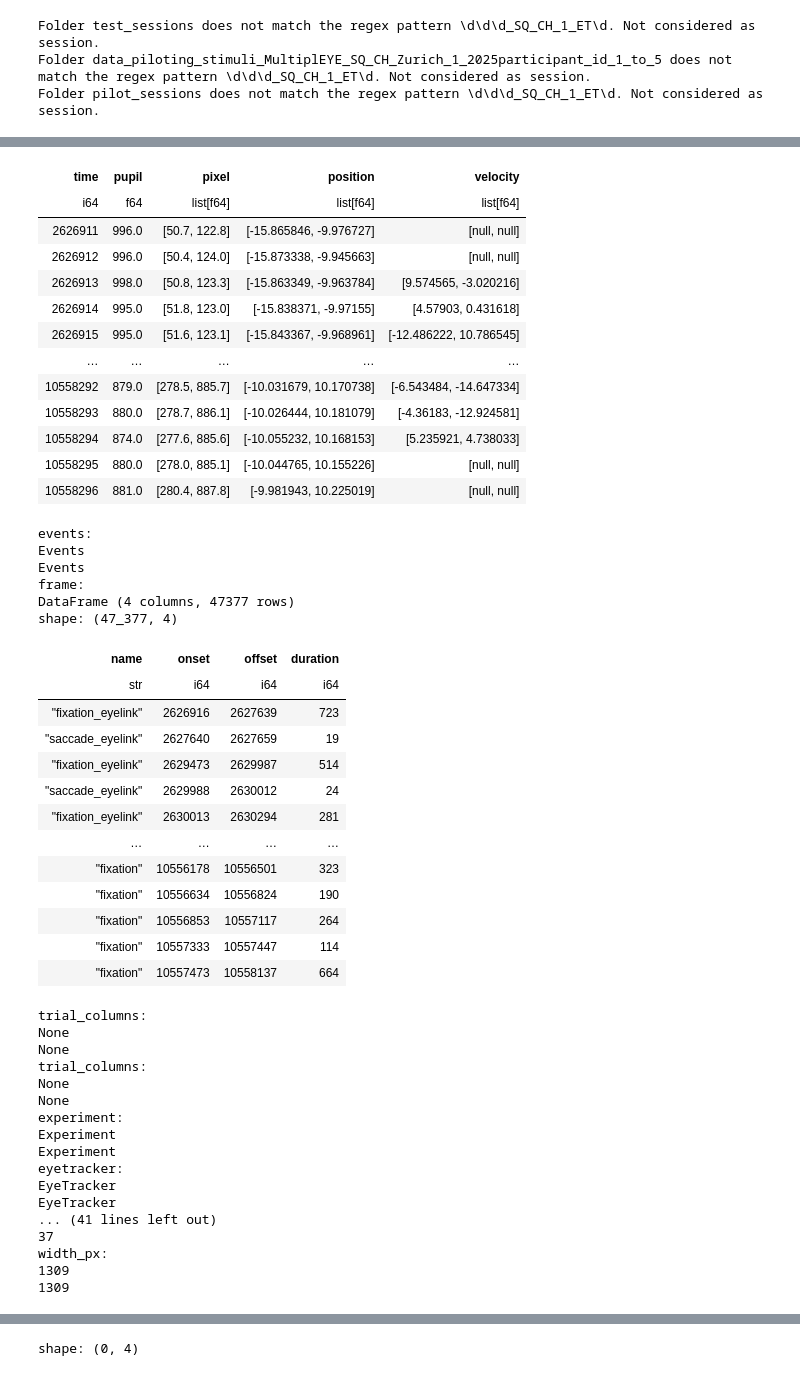
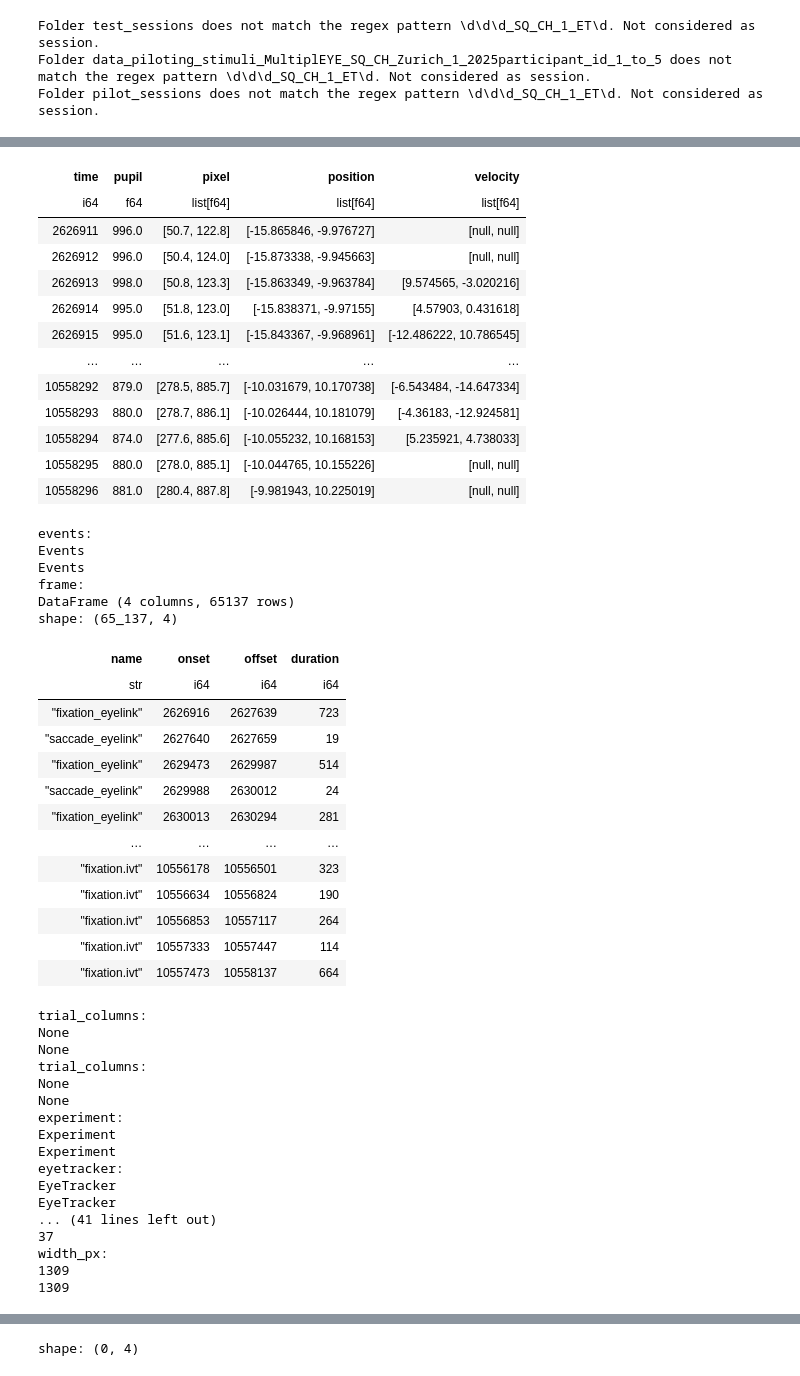
Before and after one commit to MultiplEYE-COST/multipleye-preprocessing, a Jupyter notebook: preprocessing-AS.ipynb, the cells around one changed output, grey strips where cells are left out. Drawn from its saved outputs; the diff is of its cells as text; code cells hidden in the pictures.

```diff
--- a/preprocessing-AS.ipynb
+++ b/preprocessing-AS.ipynb
@@ -133,12 +60,12 @@ from pymovements.gaze.io import from_asc
 # %%
-def load_session_gaze(session):
-    gaze = from_asc(
-        file=session['asc_path'],
-        events=True
-    )
-    return gaze
+from pymovements.gaze.io import from_asc
 
-gaze = load_session_gaze(sessions[0])
+raw_file = sessions[0]['asc_path']
+
+gaze = from_asc(
+    file=raw_file,
+    events=True
+)
 
 # Set screen parameters for degrees of visual angle conversion
 # a must-have in order to convert pixels to degrees of visual angle
@@ -260,42 +282,43 @@ gaze.detect(method="ivt", velocity_threshold=30)
 # %%
+gaze.detect(method="ivt", velocity_threshold=30, name="fixation.ivt")
 gaze
 # %% [output]
 Gaze
 samples:
 DataFrame (5 columns, 3542605 rows)
 shape: (3_542_605, 5)
 | time | pupil | pixel | position | velocity |
 | i64 | f64 | list[f64] | list[f64] | list[f64] |
 | 2626911 | 996.0 | [50.7, 122.8] | [-15.865846, -9.976727] | [null, null] |
 | 2626912 | 996.0 | [50.4, 124.0] | [-15.873338, -9.945663] | [null, null] |
 | 2626913 | 998.0 | [50.8, 123.3] | [-15.863349, -9.963784] | [9.574565, -3.020216] |
 | 2626914 | 995.0 | [51.8, 123.0] | [-15.838371, -9.97155] | [4.57903, 0.431618] |
 | 2626915 | 995.0 | [51.6, 123.1] | [-15.843367, -9.968961] | [-12.486222, 10.786545] |
 | … | … | … | … | … |
 | 10558292 | 879.0 | [278.5, 885.7] | [-10.031679, 10.170738] | [-6.543484, -14.647334] |
 | 10558293 | 880.0 | [278.7, 886.1] | [-10.026444, 10.181079] | [-4.36183, -12.924581] |
 | 10558294 | 874.0 | [277.6, 885.6] | [-10.055232, 10.168153] | [5.235921, 4.738033] |
 | 10558295 | 880.0 | [278.0, 885.1] | [-10.044765, 10.155226] | [null, null] |
 | 10558296 | 881.0 | [280.4, 887.8] | [-9.981943, 10.225019] | [null, null] |
 events:
 Events
 Events
 frame:
-DataFrame (4 columns, 47377 rows)
-shape: (47_377, 4)
+DataFrame (4 columns, 65137 rows)
+shape: (65_137, 4)
 | name | onset | offset | duration |
 | str | i64 | i64 | i64 |
 | "fixation_eyelink" | 2626916 | 2627639 | 723 |
 | "saccade_eyelink" | 2627640 | 2627659 | 19 |
 | "fixation_eyelink" | 2629473 | 2629987 | 514 |
 | "saccade_eyelink" | 2629988 | 2630012 | 24 |
 | "fixation_eyelink" | 2630013 | 2630294 | 281 |
 | … | … | … | … |
-| "fixation" | 10556178 | 10556501 | 323 |
-| "fixation" | 10556634 | 10556824 | 190 |
-| "fixation" | 10556853 | 10557117 | 264 |
-| "fixation" | 10557333 | 10557447 | 114 |
-| "fixation" | 10557473 | 10558137 | 664 |
+| "fixation.ivt" | 10556178 | 10556501 | 323 |
+| "fixation.ivt" | 10556634 | 10556824 | 190 |
+| "fixation.ivt" | 10556853 | 10557117 | 264 |
+| "fixation.ivt" | 10557333 | 10557447 | 114 |
+| "fixation.ivt" | 10557473 | 10558137 | 664 |
 trial_columns:
 None
 None
```
Also changed, not shown: parts of 34 cells of this notebook, 1 other file.
